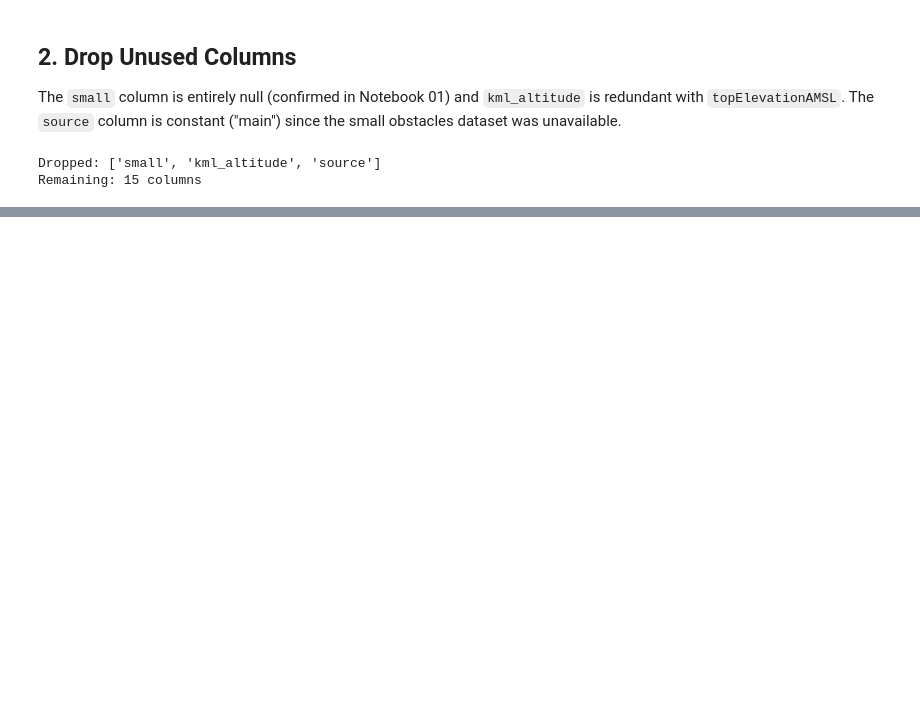
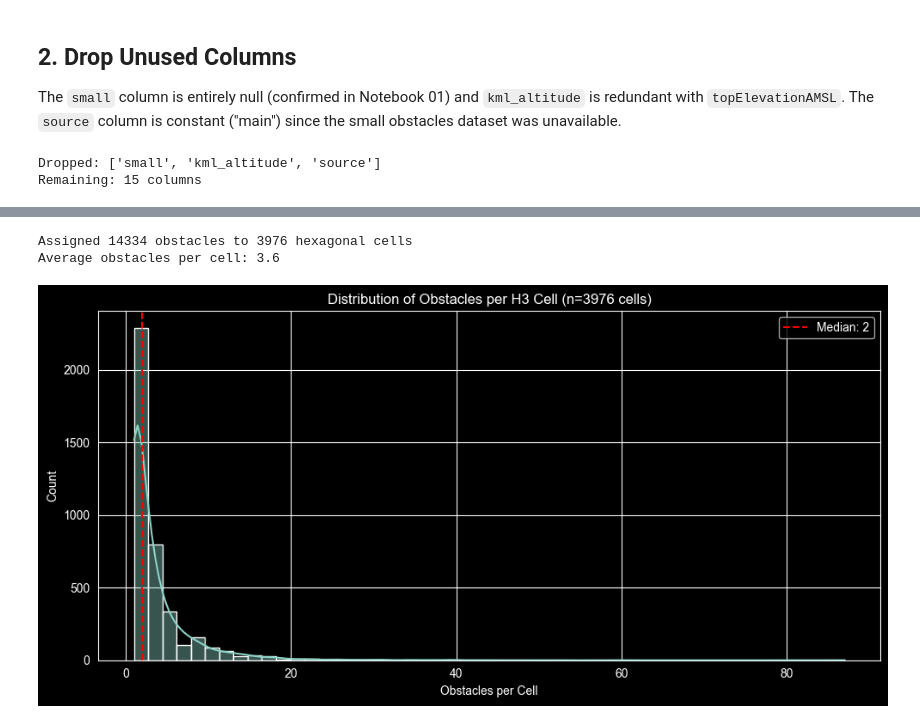
Before and after one commit to maybebool/swiss-airspace-obstacle-profiling, a Jupyter notebook: notebooks/Feature_Engineering.ipynb, the cells around one changed output, grey strips where cells are left out. Drawn from its saved outputs; the diff is of its cells as text; code cells hidden in the pictures; blank space fills up the shorter version.

```diff
--- a/notebooks/Feature_Engineering.ipynb
+++ b/notebooks/Feature_Engineering.ipynb
@@ -41,0 +52,29 @@ Remaining: 15 columns
+# %%
+H3_RESOLUTION = 7
+
+gdf['h3_index'] = gdf.apply(
+    lambda row: h3.latlng_to_cell(row['latitude'], row['longitude'], H3_RESOLUTION),
+    axis=1
+)
+
+n_cells = gdf['h3_index'].nunique()
+print(f"Assigned {len(gdf)} obstacles to {n_cells} hexagonal cells")
+print(f"Average obstacles per cell: {len(gdf) / n_cells:.1f}")
+# %% [output]
+Assigned 14334 obstacles to 3976 hexagonal cells
+Average obstacles per cell: 3.6
+# %%
+obs_per_cell = gdf.groupby('h3_index').size()
+
+fig, ax = plt.subplots(figsize=(10, 5))
+sns.histplot(obs_per_cell, bins=50, kde=True, ax=ax, alpha=0.4)
+ax.set_xlabel('Obstacles per Cell')
+ax.set_ylabel('Count')
+ax.set_title(f'Distribution of Obstacles per H3 Cell (n={n_cells} cells)')
+ax.axvline(obs_per_cell.median(), color='red', linestyle='--',
+           label=f'Median: {obs_per_cell.median():.0f}')
+ax.legend()
+plt.tight_layout()
+plt.show()
+# %% [output]
+[figure, added]
```
Also changed, not shown: parts of 1 cell of this notebook.
